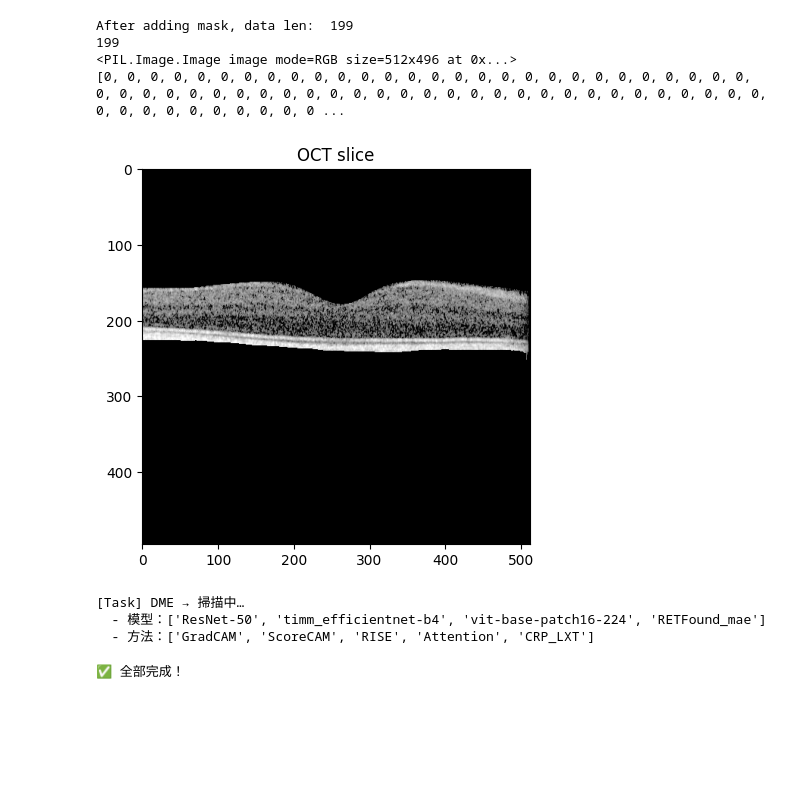
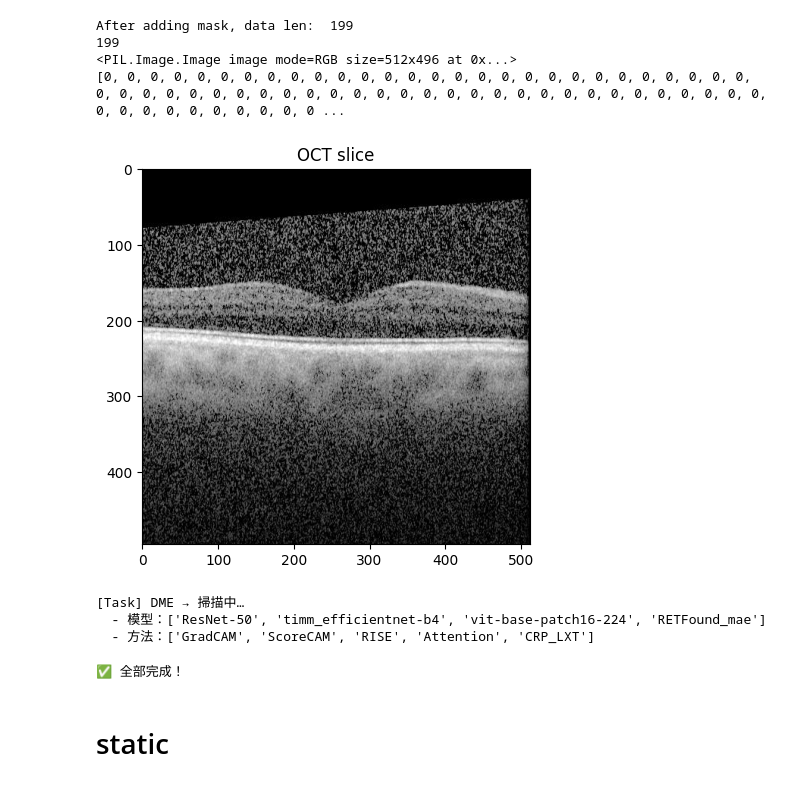
Before and after one commit to tedfytw1209/RETFound_MAE, a Jupyter notebook: Untitled.ipynb, the cells around one changed output. Cells and saved outputs as stored; diff of their text form; code cells hidden in the pictures; blank space fills up the shorter version.

```diff
--- a/Untitled.ipynb
+++ b/Untitled.ipynb
@@ -14,7 +12,8 @@ from torchvision import transforms
 import cv2
 import torch
 # %%
-IMG_MASK = True
+LOAD_MASK = True
+IMG_MASK = False
 HEATMAP_MASK = False
 DRAW_LAYER = True
 Thickness_DIR = "/orange/ruogu.fang/tienyuchang/IRB2024_OCT_thickness/Data/"
@@ -43,7 +42,7 @@ def masked_img_func(img, mask_slice):
 def load_sample_data(task, num_sample=-1):
     """Load sample images for a given task"""
     df = pd.read_csv(os.path.join(dataset_dir, "%s_sampled"%task, dataset_fname))
-    if IMG_MASK or HEATMAP_MASK:
+    if LOAD_MASK:
         masked_df = pd.read_csv(Thickness_CSV)
         masked_df = masked_df.rename(columns={'OCT':'folder'}).dropna(subset=['Surface Name'])
         df = df.merge(masked_df,on='folder',how='inner').reset_index(drop=True)
@@ -67,7 +66,7 @@ def load_sample_data(task, num_sample=-1):
         if os.path.exists(img_path):
             try:
                 img = Image.open(img_path).convert('RGB')
-                if IMG_MASK or HEATMAP_MASK:
+                if LOAD_MASK:
                     mask_path = os.path.join(Thickness_DIR, row['folder'], row['Surface Name'])
                     mask = np.load(mask_path) # (Layer, slice, W)
 
@@ -150,35 +149,34 @@ def preprocess_image(image, processor=None, input_size=224, device=None, dtype=t
                     return x.to(device=device, dtype=dtype)
             except TypeError:
                 pass
 
     # D) 回退：标准 ImageNet 预处理
     fallback = transforms.Compose([
         transforms.Resize((input_size, input_size)),
         transforms.ToTensor(),  # [0,1]
         transforms.Normalize(mean=[0.485, 0.456, 0.406],
                              std=[0.229, 0.224, 0.225]),
     ])
     x = fallback(image)            # [3,H,W]
     x = x.unsqueeze(0)             # [1,3,H,W]
     return x.to(device=device, dtype=dtype)
 
 #test dataset
 dme_imgs, dme_labels, dme_img_names, dme_mask_slices = load_sample_data('DME',-1)
 print(len(dme_imgs))
 print(dme_imgs[0])
 print(dme_labels)
-
 # 顯示
 plt.figure(figsize=(5, 5))
 plt.title("OCT slice")
 plt.imshow(dme_imgs[0], cmap="gray")
 plt.show()
 # %% [output]
 After adding mask, data len:  199
 199
 <PIL.Image.Image image mode=RGB size=512x496 at 0x...>
 [0, 0, 0, 0, 0, 0, 0, 0, 0, 0, 0, 0, 0, 0, 0, 0, 0, 0, 0, 0, 0, 0, 0, 0, 0, 0, 0, 0, 0, 0, 0, 0, 0, 0, 0, 0, 0, 0, 0, 0, 0, 0, 0, 0, 0, 0, 0, 0, 0, 0, 0, 0, 0, 0, 0, 0, 0, 0, 0, 0, 0, 0, 0, 0, 0, 0, 0 ...
-[figure, old version]
+[figure, new version]
 # %%
 def add_layer_line(overlay, mask_slice, width=1, cmap_name="rainbow"):
     # Convert to PIL.Image if needed
@@ -386,3 +384,5 @@ build_all_grids(BASE_DIR, OUT_DIR, mask_index=mask_index, line_width=2)
   - 模型：['ResNet-50', 'timm_efficientnet-b4', 'vit-base-patch16-224', 'RETFound_mae']
   - 方法：['GradCAM', 'ScoreCAM', 'RISE', 'Attention', 'CRP_LXT']
 ✅ 全部完成！
+# %% [markdown]
+# static
```
Also changed, not shown: parts of 6 cells of this notebook, 2 other files.
